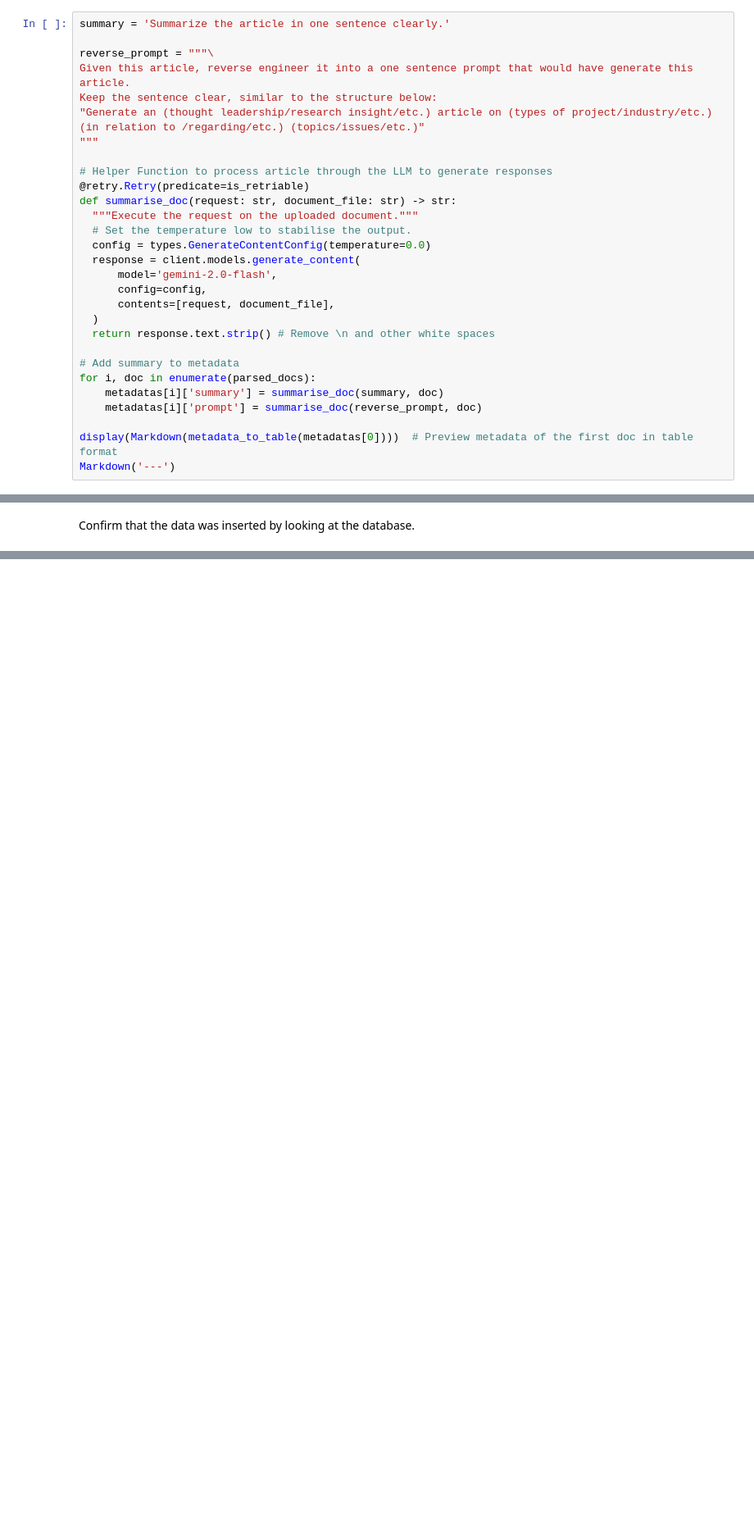
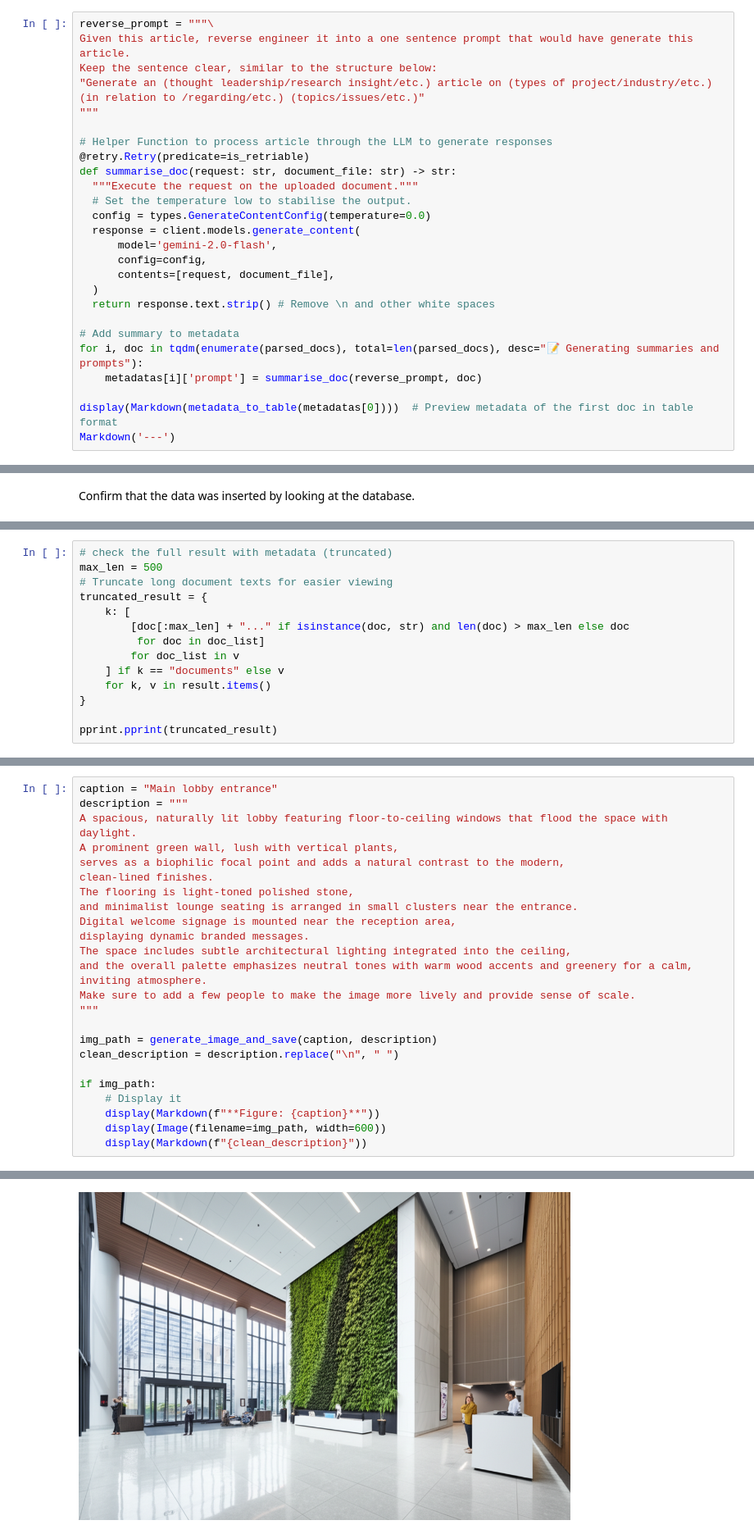
Before and after one commit to warm-july/Project-Bridge-AEC-RAG, a Jupyter notebook: notebooks/google-gen-ai-capstone-2025-project-bridge.ipynb, the cells around one changed output, grey strips where cells are left out. Shown at 82% size. Cells and saved outputs as stored; diff of their text form; blank space fills up the shorter version.

Commit message:
final polish, function wrapping for ease of maintenance

```diff
--- a/notebooks/google-gen-ai-capstone-2025-project-bridge.ipynb
+++ b/notebooks/google-gen-ai-capstone-2025-project-bridge.ipynb
@@ -313,6 +574,4 @@ Next we can generate the summary and reverse prompt for each article and add it
 # %%
-summary = 'Summarize the article in one sentence clearly.'
-
 reverse_prompt = """\
 Given this article, reverse engineer it into a one sentence prompt that would have generate this article.
 Keep the sentence clear, similar to the structure below:
@@ -333,8 +592,7 @@ def summarise_doc(request: str, document_file: str) -> str:
   return response.text.strip() # Remove \n and other white spaces
 
 # Add summary to metadata
-for i, doc in enumerate(parsed_docs):
-    metadatas[i]['summary'] = summarise_doc(summary, doc)
+for i, doc in tqdm(enumerate(parsed_docs), total=len(parsed_docs), desc="📝 Generating summaries and prompts"):
     metadatas[i]['prompt'] = summarise_doc(reverse_prompt, doc)
 
 display(Markdown(metadata_to_table(metadatas[0])))  # Preview metadata of the first doc in table format
@@ -667,0 +920,14 @@ Ideally we would also like to structure the output to link parts of the answer t
+# %%
+# check the full result with metadata (truncated)
+max_len = 500
+# Truncate long document texts for easier viewing
+truncated_result = {
+    k: [
+        [doc[:max_len] + "..." if isinstance(doc, str) and len(doc) > max_len else doc
+         for doc in doc_list]
+        for doc_list in v
+    ] if k == "documents" else v
+    for k, v in result.items()
+}
+
+pprint.pprint(truncated_result)
@@ -808,0 +1502,26 @@ When designing for a return to the office space, it's important to consider seve
+# %%
+caption = "Main lobby entrance"
+description = """
+A spacious, naturally lit lobby featuring floor-to-ceiling windows that flood the space with daylight.
+A prominent green wall, lush with vertical plants,
+serves as a biophilic focal point and adds a natural contrast to the modern,
+clean-lined finishes.
+The flooring is light-toned polished stone,
+and minimalist lounge seating is arranged in small clusters near the entrance.
+Digital welcome signage is mounted near the reception area,
+displaying dynamic branded messages.
+The space includes subtle architectural lighting integrated into the ceiling,
+and the overall palette emphasizes neutral tones with warm wood accents and greenery for a calm,
+inviting atmosphere.
+Make sure to add a few people to make the image more lively and provide sense of scale.
+"""
+
+img_path = generate_image_and_save(caption, description)
+clean_description = description.replace("\n", " ")
+
+if img_path:
+    # Display it
+    display(Markdown(f"**Figure: {caption}**"))
+    display(Image(filename=img_path, width=600))
+    display(Markdown(f"{clean_description}"))
+# %% [output]
@@ -808,0 +1529 @@ When designing for a return to the office space, it's important to consider seve
+[figure, added]
```
Also changed, not shown: parts of 104 cells of this notebook.
